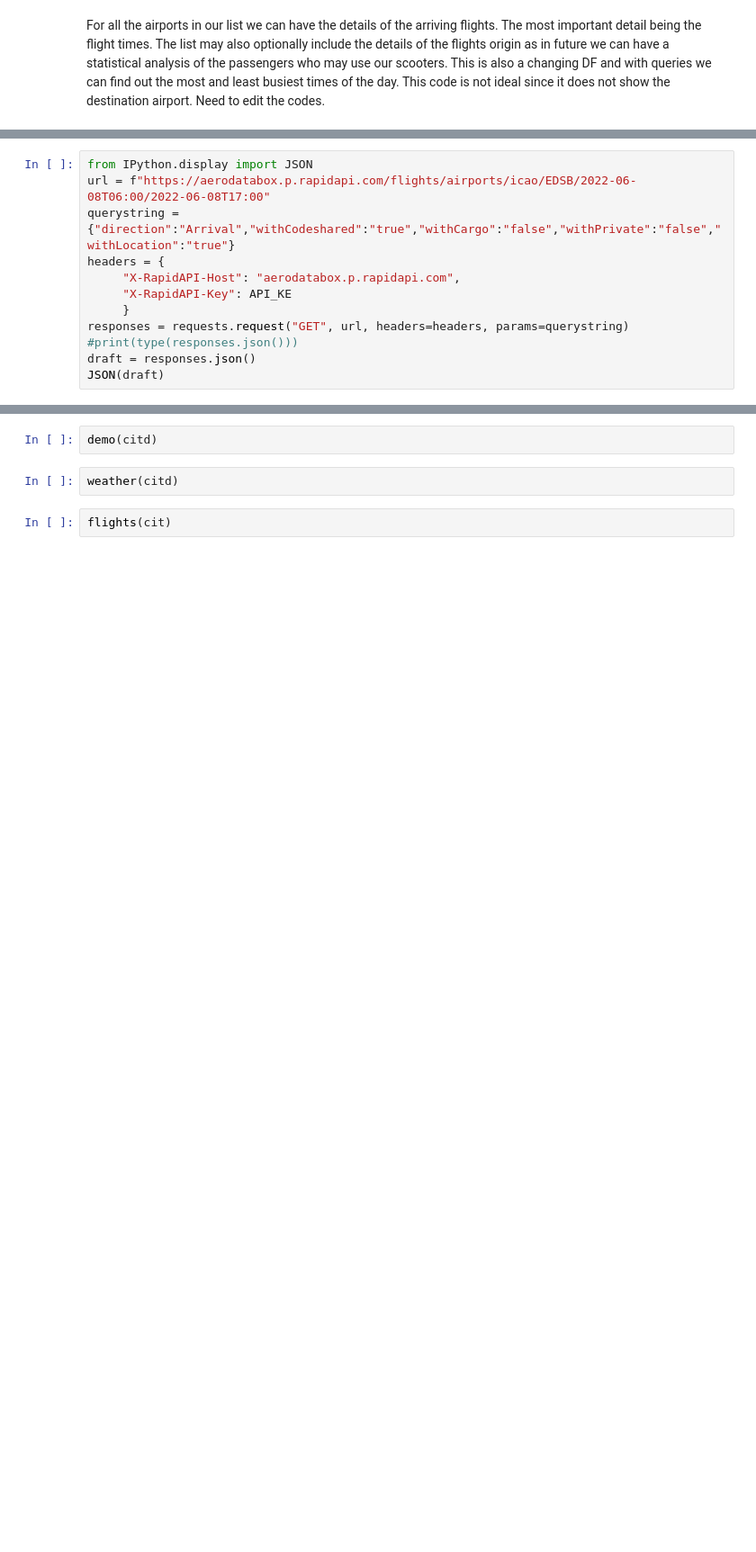
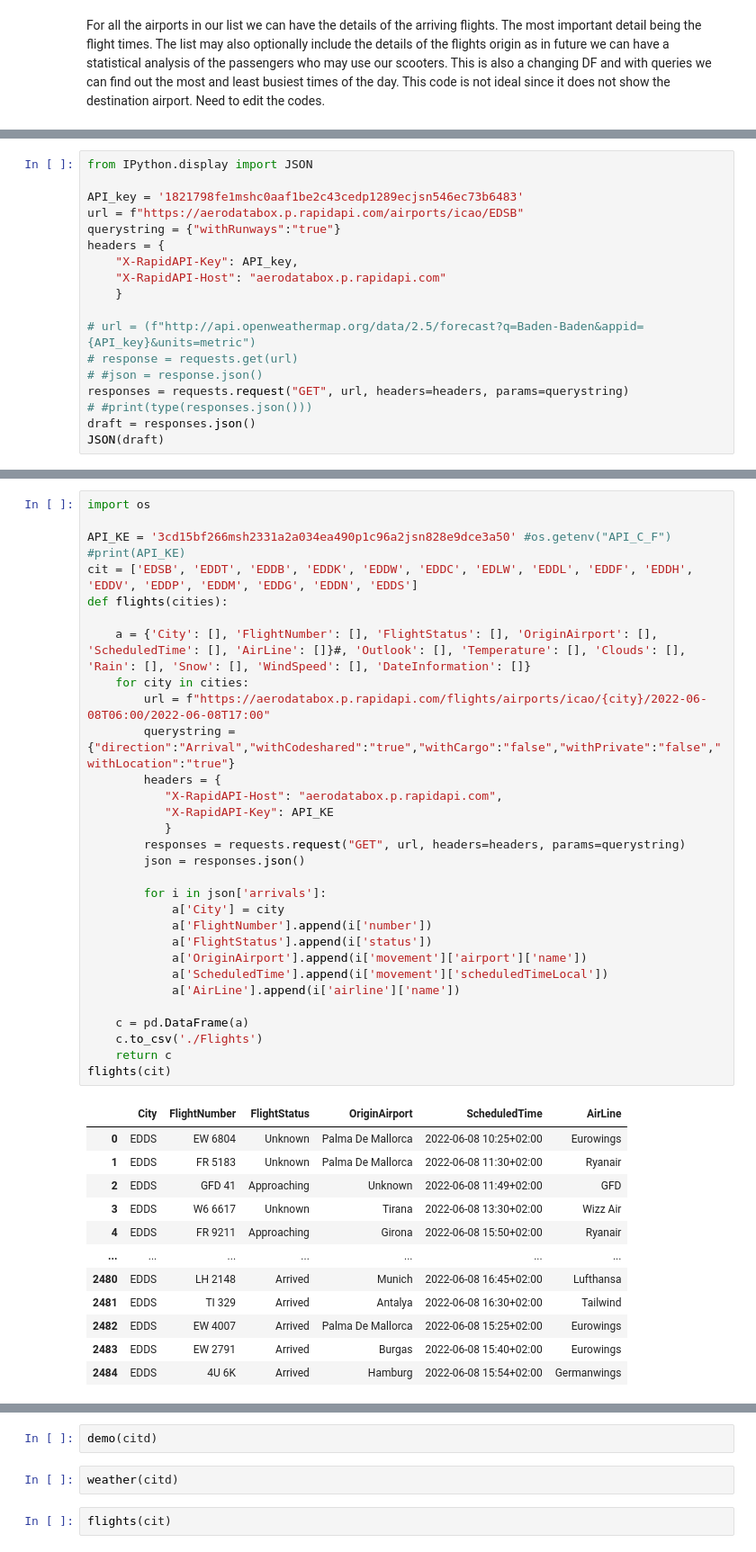
Before and after one commit to Joachim0211/DatapipelineApiToCloud, a Jupyter notebook: Gans Project.ipynb, the cells around one changed output, grey strips where cells are left out. Shown at 90% size. Drawn from its saved outputs; the diff is of its cells as text; blank space fills up the shorter version.

```diff
--- a/Gans Project.ipynb
+++ b/Gans Project.ipynb
@@ -202,12 +270,18 @@ flights(cit)
 # %%
 from IPython.display import JSON
-url = f"https://aerodatabox.p.rapidapi.com/flights/airports/icao/EDSB/2022-06-08T06:00/2022-06-08T17:00"
-querystring = {"direction":"Arrival","withCodeshared":"true","withCargo":"false","withPrivate":"false","withLocation":"true"}
+
+API_key = '1821798fe1mshc0aaf1be2c43cedp1289ecjsn546ec73b6483'
+url = f"https://aerodatabox.p.rapidapi.com/airports/icao/EDSB"
+querystring = {"withRunways":"true"}
 headers = {
-     "X-RapidAPI-Host": "aerodatabox.p.rapidapi.com",
-     "X-RapidAPI-Key": API_KE
-     }
+    "X-RapidAPI-Key": API_key,
+    "X-RapidAPI-Host": "aerodatabox.p.rapidapi.com"
+    }
+
+# url = (f"http://api.openweathermap.org/data/2.5/forecast?q=Baden-Baden&appid={API_key}&units=metric")
+# response = requests.get(url)
+# #json = response.json()
 responses = requests.request("GET", url, headers=headers, params=querystring)
-#print(type(responses.json()))
+# #print(type(responses.json()))
 draft = responses.json()
 JSON(draft)
@@ -213,0 +290,44 @@ JSON(draft)
+# %%
+import os
+
+API_KE = '3cd15bf266msh2331a2a034ea490p1c96a2jsn828e9dce3a50' #os.getenv("API_C_F")
+#print(API_KE)
+cit = ['EDSB', 'EDDT', 'EDDB', 'EDDK', 'EDDW', 'EDDC', 'EDLW', 'EDDL', 'EDDF', 'EDDH', 'EDDV', 'EDDP', 'EDDM', 'EDDG', 'EDDN', 'EDDS']
+def flights(cities):
+
+    a = {'City': [], 'FlightNumber': [], 'FlightStatus': [], 'OriginAirport': [], 'ScheduledTime': [], 'AirLine': []}#, 'Outlook': [], 'Temperature': [], 'Clouds': [], 'Rain': [], 'Snow': [], 'WindSpeed': [], 'DateInformation': []}
+    for city in cities:
+        url = f"https://aerodatabox.p.rapidapi.com/flights/airports/icao/{city}/2022-06-08T06:00/2022-06-08T17:00"
+        querystring = {"direction":"Arrival","withCodeshared":"true","withCargo":"false","withPrivate":"false","withLocation":"true"}
+        headers = {
+           "X-RapidAPI-Host": "aerodatabox.p.rapidapi.com",
+           "X-RapidAPI-Key": API_KE
+           }
+        responses = requests.request("GET", url, headers=headers, params=querystring)
+        json = responses.json()
+
+        for i in json['arrivals']:
+            a['City'] = city
+            a['FlightNumber'].append(i['number'])
+            a['FlightStatus'].append(i['status'])
+            a['OriginAirport'].append(i['movement']['airport']['name'])
+            a['ScheduledTime'].append(i['movement']['scheduledTimeLocal'])
+            a['AirLine'].append(i['airline']['name'])
+
+    c = pd.DataFrame(a)
+    c.to_csv('./Flights')
+    return c
+flights(cit)
+# %% [output]
+|  | City | FlightNumber | FlightStatus | OriginAirport | ScheduledTime | AirLine |
+| 0 | EDDS | EW 6804 | Unknown | Palma De Mallorca | 2022-06-08 10:25+02:00 | Eurowings |
+| 1 | EDDS | FR 5183 | Unknown | Palma De Mallorca | 2022-06-08 11:30+02:00 | Ryanair |
+| 2 | EDDS | GFD 41 | Approaching | Unknown | 2022-06-08 11:49+02:00 | GFD |
+| 3 | EDDS | W6 6617 | Unknown | Tirana | 2022-06-08 13:30+02:00 | Wizz Air |
+| 4 | EDDS | FR 9211 | Approaching | Girona | 2022-06-08 15:50+02:00 | Ryanair |
+| ... | ... | ... | ... | ... | ... | ... |
+| 2480 | EDDS | LH 2148 | Arrived | Munich | 2022-06-08 16:45+02:00 | Lufthansa |
+| 2481 | EDDS | TI 329 | Arrived | Antalya | 2022-06-08 16:30+02:00 | Tailwind |
+| 2482 | EDDS | EW 4007 | Arrived | Palma De Mallorca | 2022-06-08 15:25+02:00 | Eurowings |
+| 2483 | EDDS | EW 2791 | Arrived | Burgas | 2022-06-08 15:40+02:00 | Eurowings |
+| 2484 | EDDS | 4U 6K | Arrived | Hamburg | 2022-06-08 15:54+02:00 | Germanwings |
```
Also changed, not shown: parts of 7 cells of this notebook, 4 other files.
